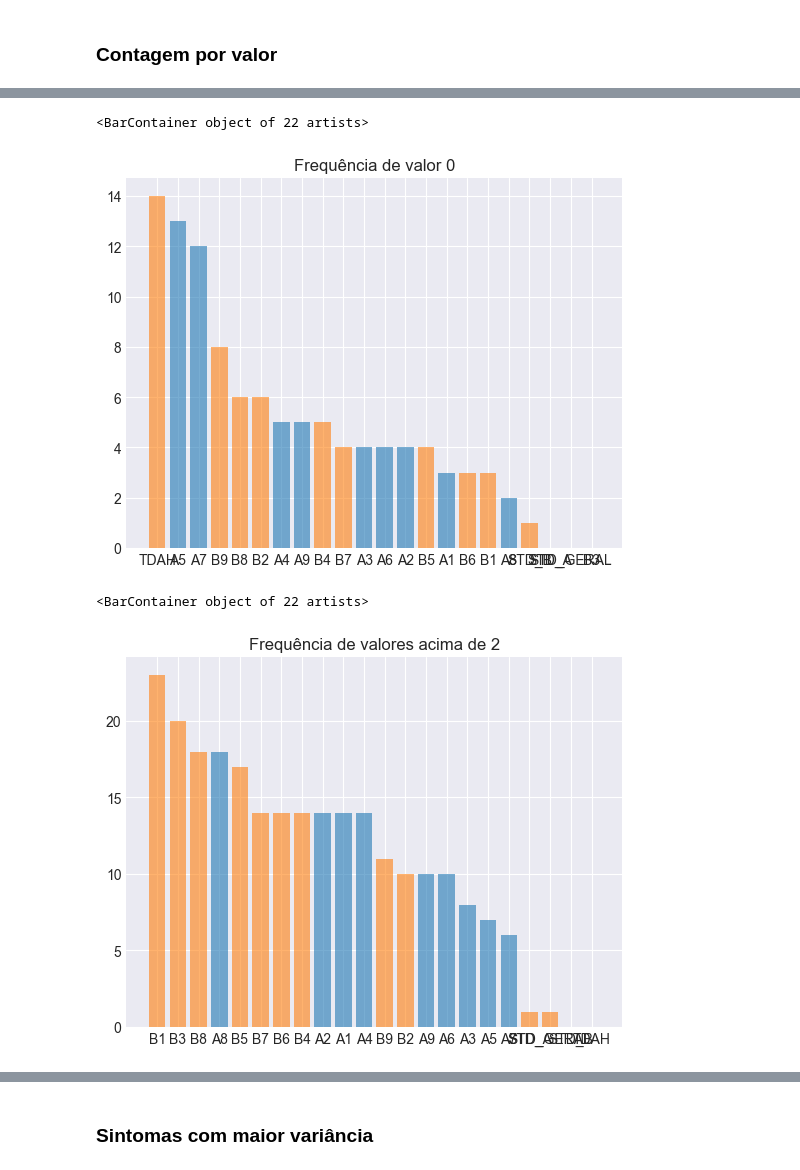
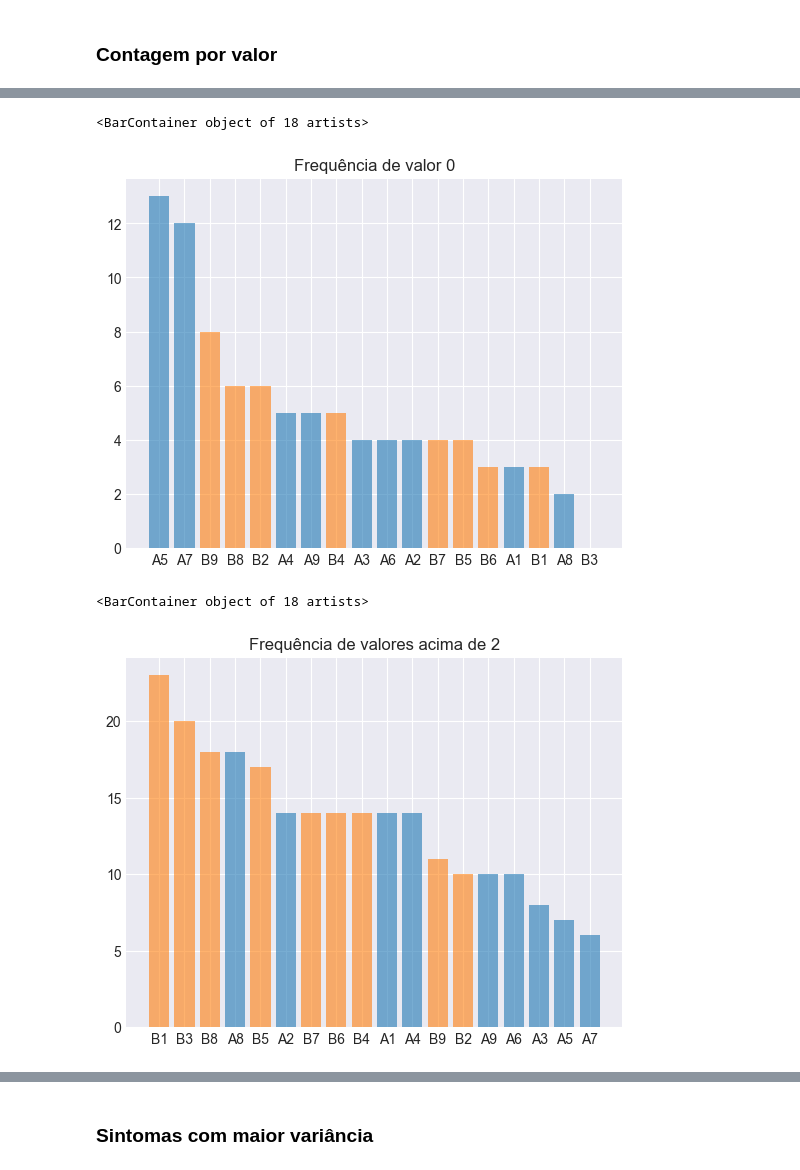
Before and after one commit to cabrau/tdah-drug-dependency, a Jupyter notebook: tdah-analysis.ipynb, the cells around one changed output, grey strips where cells are left out. Cells and saved outputs as stored; diff of their text form; code cells hidden in the pictures.

```diff
--- a/tdah-analysis.ipynb
+++ b/tdah-analysis.ipynb
@@ -401,7 +401,7 @@ plt.bar(x = ordered_modes.index, height = ordered_modes.values, alpha = 0.6, col
 ### Contagem por valor
 # %%
 # contagem de 4
-df_questions = df.drop(['ID','IDADE','GENERO','TOTAL GERAL', 'TOTAL A', 'TOTAL B'],axis=1)
+df_questions = df[a_questions+b_questions]
 df_count_4 = (df_questions==4).sum().sort_values(ascending=False)
 symptom_type = [s[0] for s in df_count_4.index]
 colors = ['C0' if s=='A' else 'C1' for s in symptom_type]
@@ -413,24 +413,24 @@ plt.bar(x = df_count_4.index, height = df_count_4.values, alpha = 0.6, color = c
 # %%
 # contagem de 0
-df_questions = df.drop(['ID','IDADE','GENERO','TOTAL GERAL', 'TOTAL A', 'TOTAL B'],axis=1)
+#df_questions = df.drop(['ID','IDADE','GENERO','TOTAL GERAL', 'TOTAL A', 'TOTAL B', 'STD_A','STD_B','STD_GERAL','TDAH'],axis=1)
 df_count_4 = (df_questions==0).sum().sort_values(ascending=False)
 symptom_type = [s[0] for s in df_count_4.index]
 colors = ['C0' if s=='A' else 'C1' for s in symptom_type]
 plt.title('Frequência de valor 0')
 plt.bar(x = df_count_4.index, height = df_count_4.values, alpha = 0.6, color = colors)
 # %% [output]
-<BarContainer object of 22 artists>
+<BarContainer object of 18 artists>
-[figure, old version]
+[figure, new version]
 # %%
 # contagem de valores acima de 2
-df_questions = df.drop(['ID','IDADE','GENERO','TOTAL GERAL', 'TOTAL A', 'TOTAL B'],axis=1)
+#df_questions = df.drop(['ID','IDADE','GENERO','TOTAL GERAL', 'TOTAL A', 'TOTAL B'],axis=1)
 df_count_4 = (df_questions>2).sum().sort_values(ascending=False)
 symptom_type = [s[0] for s in df_count_4.index]
 colors = ['C0' if s=='A' else 'C1' for s in symptom_type]
 plt.title('Frequência de valores acima de 2')
 plt.bar(x = df_count_4.index, height = df_count_4.values, alpha = 0.6, color = colors)
 # %% [output]
-<BarContainer object of 22 artists>
+<BarContainer object of 18 artists>
-[figure, old version]
+[figure, new version]
 # %%
 # contagem de valores abaixo de 2
```
Also changed, not shown: parts of 10 cells of this notebook.
